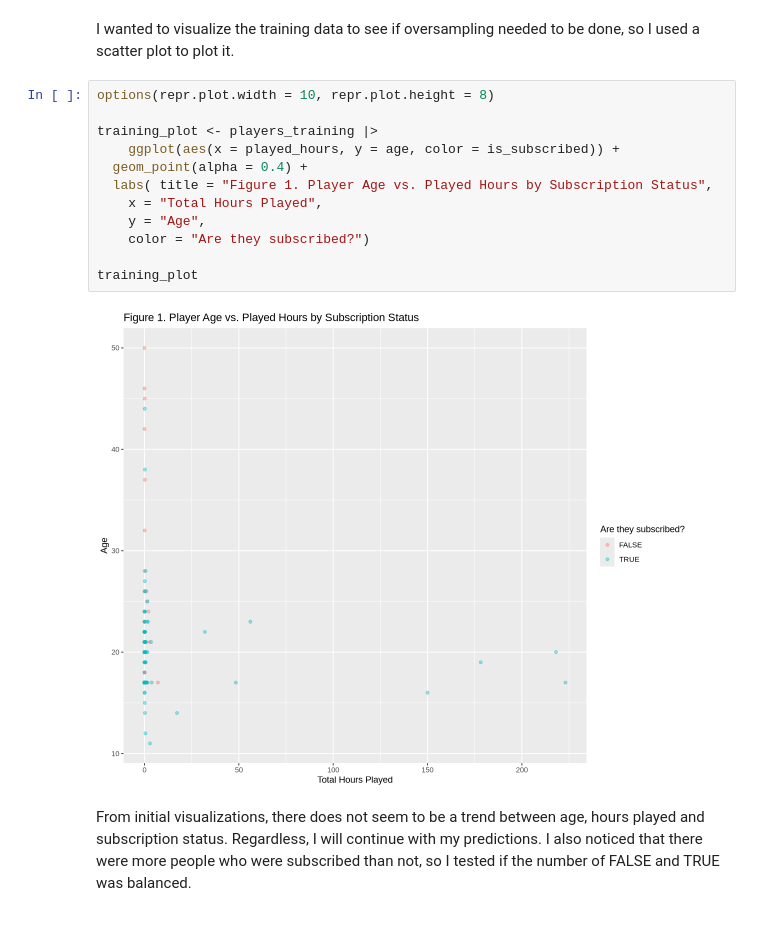
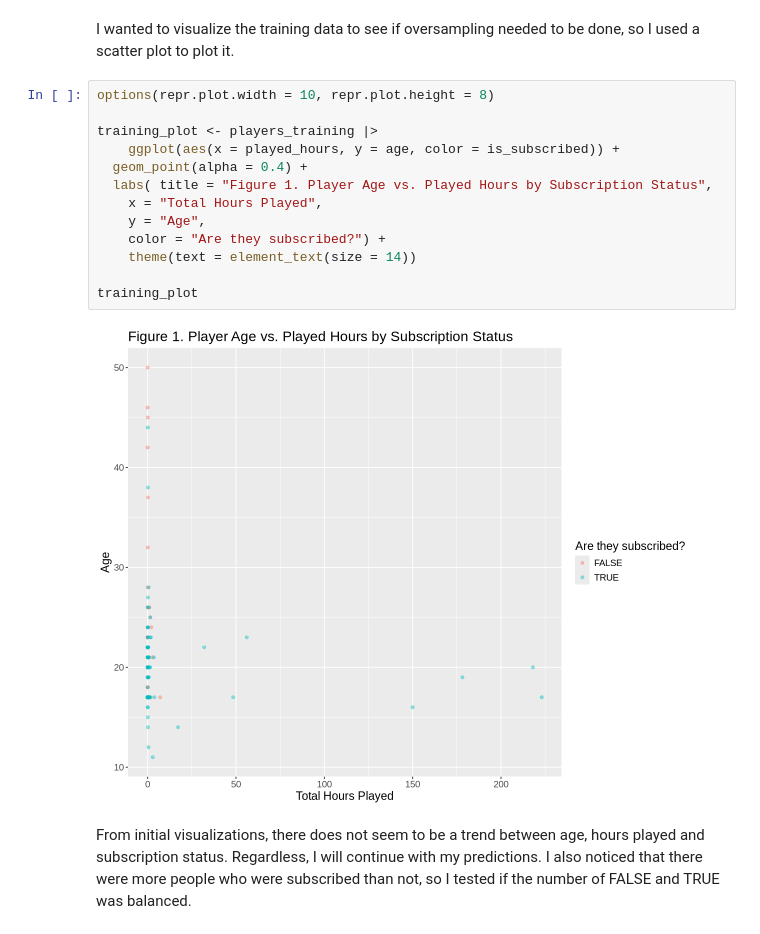
Before and after one commit to libbylee/dsci-100-minecraft-project, a Jupyter notebook: project.ipynb, the cells around one changed output. Drawn from its saved outputs; the diff is of its cells as text.

Commit message:
Adjusted text sizes in visualizations

```diff
--- a/project.ipynb
+++ b/project.ipynb
@@ -95,17 +95,18 @@ I wanted to visualize the training data to see if oversampling needed to be done
 # %%
 options(repr.plot.width = 10, repr.plot.height = 8)
 
 training_plot <- players_training |>
     ggplot(aes(x = played_hours, y = age, color = is_subscribed)) +
   geom_point(alpha = 0.4) +
   labs( title = "Figure 1. Player Age vs. Played Hours by Subscription Status",
     x = "Total Hours Played",
     y = "Age",
-    color = "Are they subscribed?")
+    color = "Are they subscribed?") +
+    theme(text = element_text(size = 14))
 
 training_plot
 # %% [output]
-[figure, old version]
+[figure, new version]
 # %% [markdown]
 From initial visualizations, there does not seem to be a trend between age, hours played and subscription status. Regardless, I will continue with my predictions. I also noticed that there were more people who were subscribed than not, so I tested if the number of FALSE and TRUE was balanced.
 # %%
```
Also changed, not shown: parts of 4 cells of this notebook.
